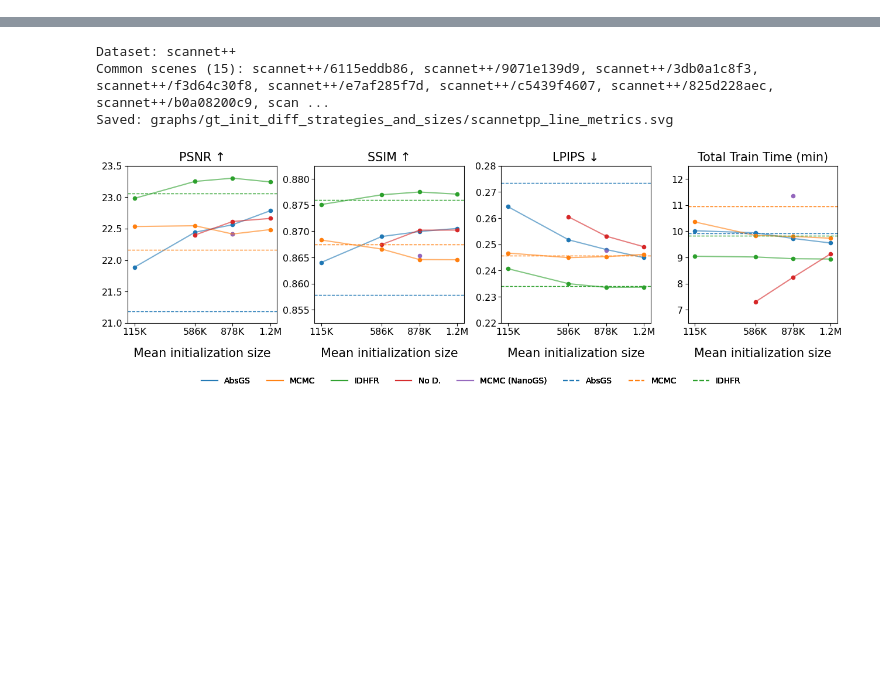
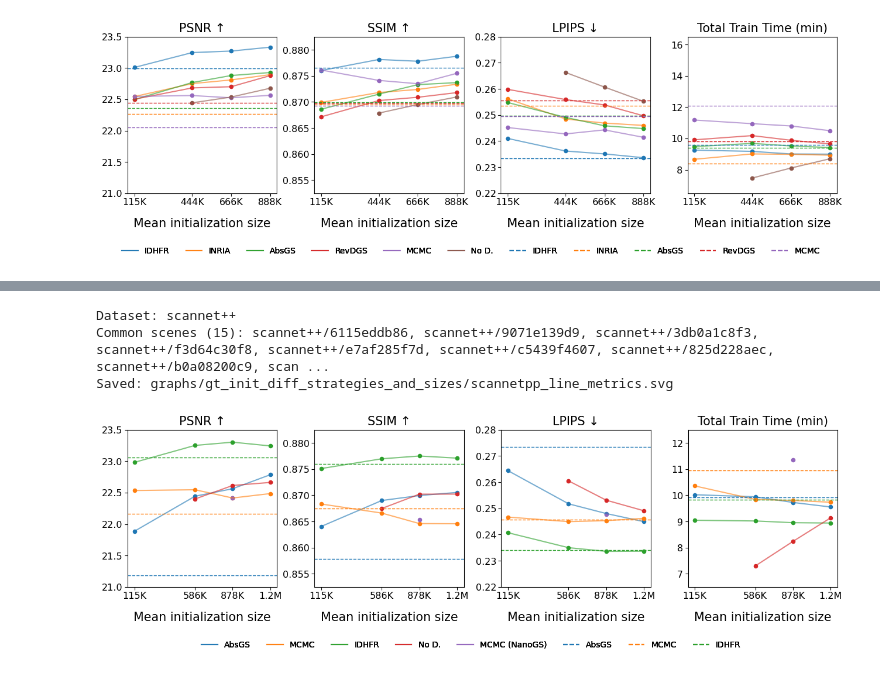
Before and after one commit to deivse/ivd_splat, a Jupyter notebook: results_scripts/results.ipynb, the cells around one changed output, grey strips where cells are left out. Saved outputs shown, nothing was run; the diff lists cells and outputs as text; code cells hidden in the pictures; blank space fills up the shorter version.

```diff
--- a/results_scripts/results.ipynb
+++ b/results_scripts/results.ipynb
@@ -118,6 +118,8 @@ OTHER_DATASETS = ["mipnerf360", "tanksandtemples"]
 ALL_DATASETS = GT_DATASETS + OTHER_DATASETS
 ALL_DATASETS_WITHOUT_ETH3D = list(set(ALL_DATASETS) - {"eth3d"})
 
+# # TODO: For debugging only, remove later
+# ALL_DATASETS=["scannet++"]
 for dataset in ALL_DATASETS:
     runs = load_runs(
         query=f"params.scene like '{dataset}%'",
@@ -136,6 +138,8 @@ for dataset in ALL_DATASETS:
 
     # drop some params (unused, results in differing params/false non-duplicates)
     params_to_remove = ["init_size_same_as_sfm", "steps_scaler"] # Not used anymore
+    params_to_remove += ["gsplat_version"] # We use same version for all current runs, and some older runs didn't log this accidentally
+    params_to_remove += ["random_seed"] # We use "eval_iter" to differentiate runs with different random seeds. This is derived from that.
     params_to_remove += [param for param in runs.param_names if param.startswith("nanogs_config.")] # Nanogs not used in the end
     runs.param_names = runs.param_names - set(params_to_remove)
     runs.df = runs.df.loc[:, ~runs.df.columns.isin(params_to_remove)]
@@ -266,6 +271,7 @@ from eval_scripts.results_processing.base import (
 from eval_scripts.results_processing.plots import (
     grouped_per_metric_line_charts_for_each_config,
 )
+import numpy as np
 
 common_args = {
     "is_default_strategy_config": True,
@@ -274,46 +280,31 @@ common_args = {
 }
 CELL_GRAPH_SUBDIR = "gt_init_diff_strategies_and_sizes"
 
+ALL_STRATEGIES = [
+    "DefaultWithGaussianCapStrategy",
+    "INRIAStrategy",
+    "MCMCStrategy",
+    "IDHFRStrategy",
+    "RevDGSStrategy",
+    "DefaultWithoutADCStrategy",
+]
+
 for dataset in GT_DATASETS:
     print("Dataset:", dataset)
-    runs = runs_per_dataset[dataset]
+    runs = runs_per_dataset[dataset].copy()
 
     data = {}
+    sfm_data = {}
 
-    sfm = runs.get_per_scene_metrics_for_params(
-        {
-            "init_group": "sfm_baseline",
-            "strategy": "DefaultWithGaussianCapStrategy",
-        }
-    )
+    for strategy in set(ALL_STRATEGIES) - {"DefaultWithoutADCStrategy"}:
+        sfm_data[strategy] = runs.get_per_scene_metrics_for_params(
+            {
+                "init_group": "sfm_baseline",
+                "strategy": strategy,
+            }
+        )
 
-    sfm_inria = runs.get_per_scene_metrics_for_params(
-        {
-            "init_group": "sfm_baseline",
-            "strategy": "INRIAStrategy",
-        }
-    )
-
-    sfm_mcmc = runs.get_per_scene_metrics_for_params(
-        {
-            "init_group": "sfm_baseline",
-            "strategy": "MCMCStrategy",
-        }
-    )
-
-    sfm_idhfr = runs.get_per_scene_metrics_for_params(
-        {
-            "init_group": "sfm_baseline",
-            "strategy": "IDHFRStrategy",
-        }
-    )
-
-    for strategy in [
-        "DefaultWithGaussianCapStrategy",
-        "INRIAStrategy",
-        "MCMCStrategy",
-        "IDHFRStrategy",
-    ]:
+    for strategy in set(ALL_STRATEGIES) - {"DefaultWithoutADCStrategy"}:
         args = {
             **common_args,
             "strategy": strategy,
@@ -328,13 +319,7 @@ for dataset in GT_DATASETS:
         strat_name = STRATEGY_NAMES[strategy]
         data.setdefault(strat_name, {})["as_sfm"] = x
 
-    for strategy in [
-        "DefaultWithGaussianCapStrategy",
-        "INRIAStrategy",
-        "MCMCStrategy",
-        "IDHFRStrategy",
-        "DefaultWithoutADCStrategy",
-    ]:
+    for strategy in ALL_STRATEGIES:
         for size_fraction in ["0.5", "0.75", "1.0"]:
             args = {
                 **common_args,
@@ -352,7 +337,7 @@ for dataset in GT_DATASETS:
             strat_name = STRATEGY_NAMES[strategy]
             data.setdefault(strat_name, {})[size_fraction] = x
 
-    all_dfs = [sfm, sfm_mcmc, sfm_idhfr, sfm_inria] + [
+    all_dfs = list(sfm_data.values()) + [
         x for g in data.values() for x in g.values()
     ]
     drop_scenes_not_present_in_all(*all_dfs)
@@ -363,22 +348,22 @@ for dataset in GT_DATASETS:
         for fraction, df in df_per_fraction.items():
             df["dense_init.target_num_points"] = df[
                 "dense_init.target_num_points"
-            ].astype(float)
+            ].map(lambda x: x if isinstance(x, int) else np.unique(x).item()).astype(float)
             # All should have same fraction
+            df["dense_init.target_points_fraction"] = df[
+                "dense_init.target_points_fraction"
+            ].map(lambda x: x if isinstance(x, int) else np.unique(x).item()).astype(float)
             assert (
                 df["dense_init.target_points_fraction"]
                 == df["dense_init.target_points_fraction"].iloc[0]
             ).all()
-            df["dense_init.target_points_fraction"] = df[
-                "dense_init.target_points_fraction"
-            ].astype(float)
             num_points = (
                 df["dense_init.target_num_points"]
                 * df["dense_init.target_points_fraction"].iloc[0]
             )
             data_with_num_points[strategy][num_points.mean()] = df
     data_with_num_points = {
-        a: {b: df.mean() for b, df in dfs.items()}
+        a: {b: df.map(lambda x: np.array(x).mean()).mean() for b, df in dfs.items()}
         for a, dfs in data_with_num_points.items()
     }
 
@@ -431,10 +416,7 @@ for dataset in GT_DATASETS:
     fig, axes = grouped_per_metric_line_charts_for_each_config(
         data_with_num_points,
         extra_data_lines={
-            "AbsGS": sfm.mean(),
-            "INRIA": sfm_inria.mean(),
-            "MCMC": sfm_mcmc.mean(),
-            "IDHFR": sfm_idhfr.mean(),
+            STRATEGY_NAMES[strategy]: df.map(lambda x: np.array(x).mean()).mean() for strategy, df in sfm_data.items()
         },
         metrics_to_plot=[
             "eval-all-test/psnr",
@@ -501,0 +471 @@ ValueError: No common scenes found across runs.
+[figure, added]
```
Also changed, not shown: parts of 12 cells of this notebook, 20 other files.
